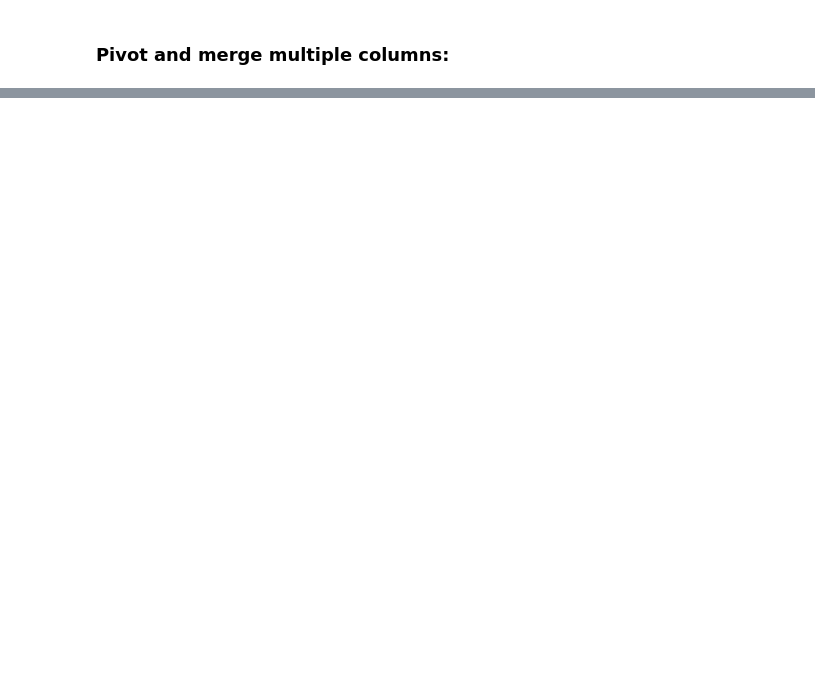
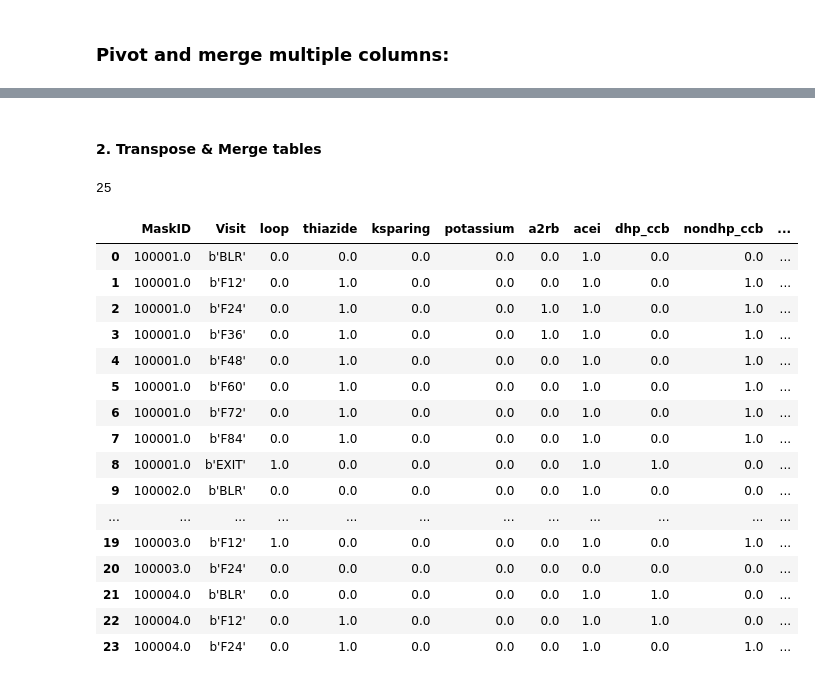
Before and after one commit to helloniki77/DWPaper-1, a Jupyter notebook: DataAnalysis.ipynb, the cells around one changed output, grey strips where cells are left out. Cells and saved outputs as stored; diff of their text form; code cells hidden in the pictures; blank space fills up the shorter version.

```diff
--- a/DataAnalysis.ipynb
+++ b/DataAnalysis.ipynb
@@ -5,11 +5,14 @@ import json
 import gc
 import numpy as np
 import pandas as pd
+import matplotlib.pyplot as plt
 
 pd.options.display.max_columns = 999
+pd.options.display.max_rows = 150
 
 %load_ext autoreload
 %autoreload 2
+%matplotlib inline
 # %% [markdown]
 ### Read Data
 # %%
@@ -27,9 +30,13 @@ print(s4files)
 # %%
 def read_data(path, files):
     output = {}
-    for _file in tqdm(files, total=len(files)):
-        output[_file] = pd.read_sas(path+os.sep+_file, 'sas7bdat')
-    return output
+    try:
+        for _file in tqdm(files, total=len(files)):
+            output[_file] = pd.read_sas(path+os.sep+_file, 'sas7bdat')
+        return output
+    except Exception as e:
+        print("Failed in reading {}, error: {}".format(_file, e))
+        raise
 # %%
 s3data = read_data(s3path, s3files)
 gc.collect()
@@ -142,0 +247,3 @@ tmp.sample(3)
+# %%
+merged_non_transpose_data, files_need_transpose = merge_non_transpose_files(s3_path=s3path, s3_files=s3files, s3_data=s3data, s4_path=s4path, s4_files=s4files, s4_data=s4data)
+gc.collect()
@@ -142,0 +283,28 @@ tmp.sample(3)
+# %% [markdown]
+#### 2. Transpose & Merge tables
+# %%
+print(len(files_need_transpose))
+# %% [output]
+25
+# %%
+tmpdata = s3data[files_need_transpose[2]]
+
+tmpdata.head(24)
+# %% [output]
+|  | MaskID | Visit | loop | thiazide | ksparing | potassium | a2rb | acei | dhp_ccb | nondhp_ccb | ... |
+| 0 | 100001.0 | b'BLR' | 0.0 | 0.0 | 0.0 | 0.0 | 0.0 | 1.0 | 0.0 | 0.0 | ... |
+| 1 | 100001.0 | b'F12' | 0.0 | 1.0 | 0.0 | 0.0 | 0.0 | 1.0 | 0.0 | 1.0 | ... |
+| 2 | 100001.0 | b'F24' | 0.0 | 1.0 | 0.0 | 0.0 | 1.0 | 1.0 | 0.0 | 1.0 | ... |
+| 3 | 100001.0 | b'F36' | 0.0 | 1.0 | 0.0 | 0.0 | 1.0 | 1.0 | 0.0 | 1.0 | ... |
+| 4 | 100001.0 | b'F48' | 0.0 | 1.0 | 0.0 | 0.0 | 0.0 | 1.0 | 0.0 | 1.0 | ... |
+| 5 | 100001.0 | b'F60' | 0.0 | 1.0 | 0.0 | 0.0 | 0.0 | 1.0 | 0.0 | 1.0 | ... |
+| 6 | 100001.0 | b'F72' | 0.0 | 1.0 | 0.0 | 0.0 | 0.0 | 1.0 | 0.0 | 1.0 | ... |
+| 7 | 100001.0 | b'F84' | 0.0 | 1.0 | 0.0 | 0.0 | 0.0 | 1.0 | 0.0 | 1.0 | ... |
+| 8 | 100001.0 | b'EXIT' | 1.0 | 0.0 | 0.0 | 0.0 | 0.0 | 1.0 | 1.0 | 0.0 | ... |
+| 9 | 100002.0 | b'BLR' | 0.0 | 0.0 | 0.0 | 0.0 | 0.0 | 1.0 | 0.0 | 0.0 | ... |
+| ... | ... | ... | ... | ... | ... | ... | ... | ... | ... | ... | ... |
+| 19 | 100003.0 | b'F12' | 1.0 | 0.0 | 0.0 | 0.0 | 0.0 | 1.0 | 0.0 | 1.0 | ... |
+| 20 | 100003.0 | b'F24' | 0.0 | 0.0 | 0.0 | 0.0 | 0.0 | 0.0 | 0.0 | 0.0 | ... |
+| 21 | 100004.0 | b'BLR' | 0.0 | 0.0 | 0.0 | 0.0 | 0.0 | 1.0 | 1.0 | 0.0 | ... |
+| 22 | 100004.0 | b'F12' | 0.0 | 1.0 | 0.0 | 0.0 | 0.0 | 1.0 | 1.0 | 0.0 | ... |
+| 23 | 100004.0 | b'F24' | 0.0 | 1.0 | 0.0 | 0.0 | 0.0 | 1.0 | 0.0 | 1.0 | ... |
```
Also changed, not shown: parts of 21 cells of this notebook.
